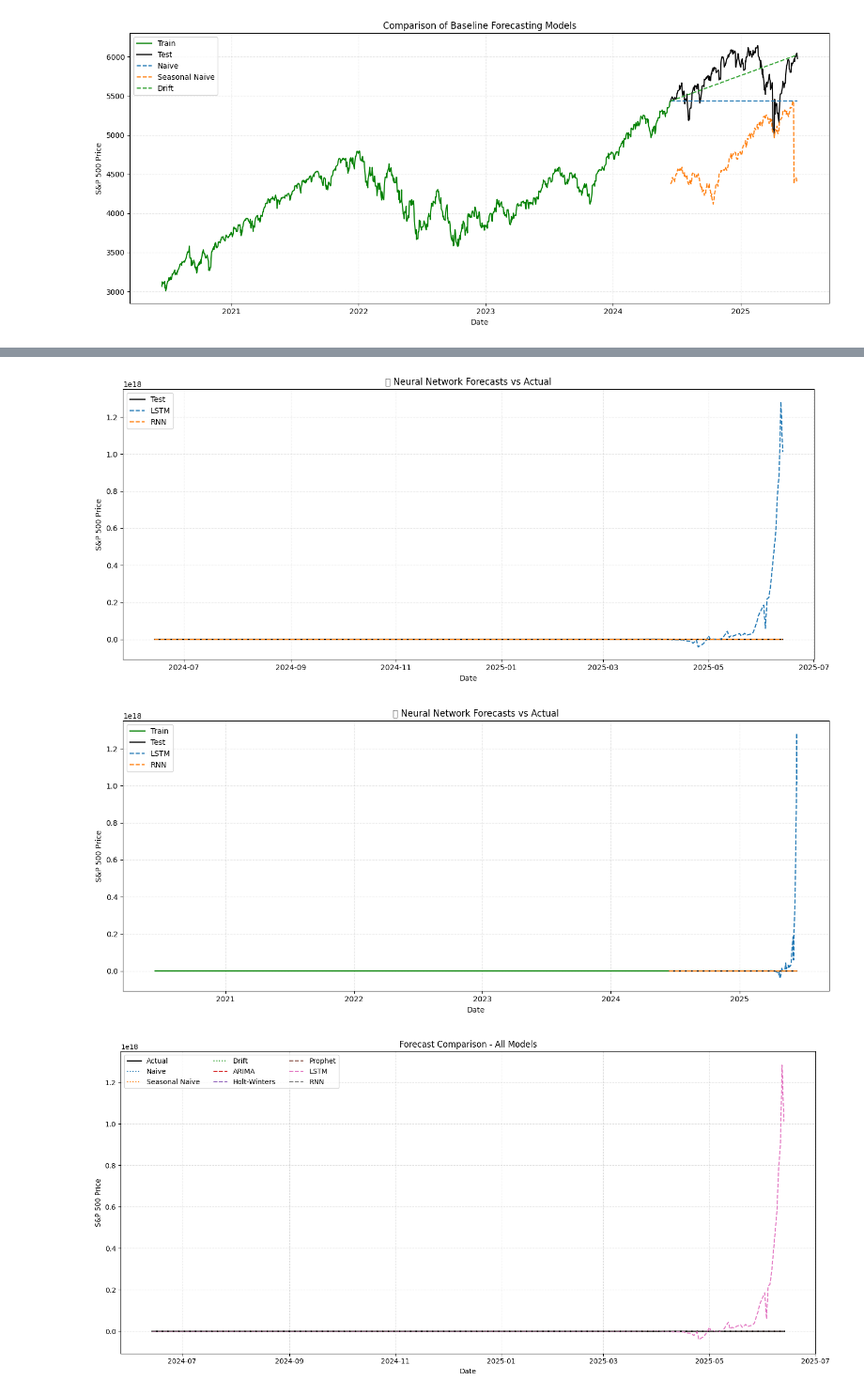
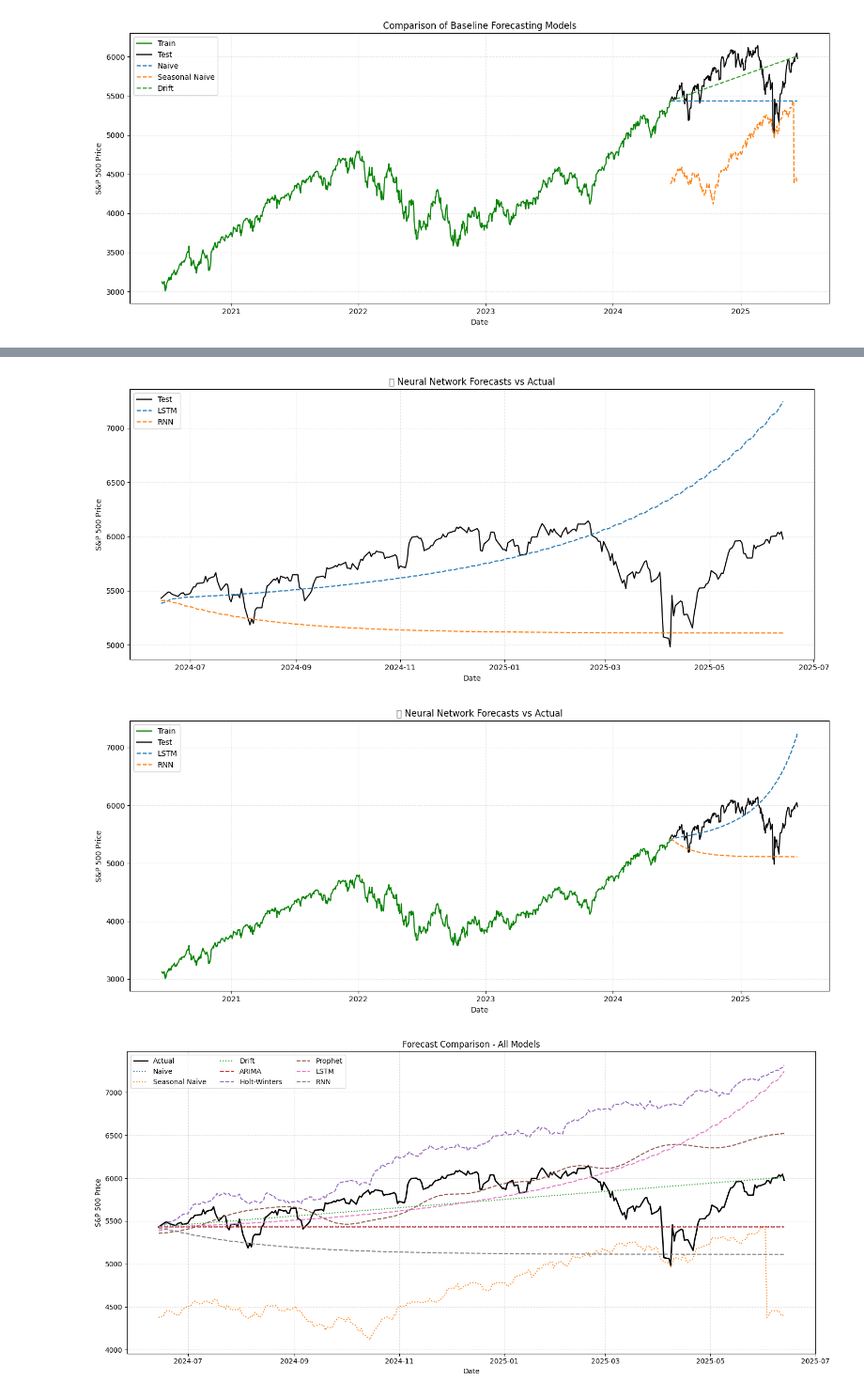
Before and after one commit to rhkraptor/FoEM, a Jupyter notebook: FoEM_Projekt.ipynb, the cells around one changed output, grey strips where cells are left out. Shown at 94% size. Drawn from its saved outputs; the diff is of its cells as text; code cells hidden in the pictures.

```diff
--- a/FoEM_Projekt.ipynb
+++ b/FoEM_Projekt.ipynb
@@ -931,7 +970,7 @@ plt.show()
 # %%
 plt.figure(figsize=(14, 6))
 plt.plot(ts_test_raw, label="Test", color="black")
-plt.plot(lstm_forecast_series, label="LSTM", linestyle='--')
+plt.plot(forecast_lstm_series, label="LSTM", linestyle='--')
 plt.plot(rnn_forecast_series, label="RNN", linestyle='--')
 plt.title("🧠 Neural Network Forecasts vs Actual")
 plt.xlabel("Date")
@@ -941,12 +980,12 @@ plt.grid(True, linestyle='--', alpha=0.3)
 plt.tight_layout()
 plt.show()
 # %% [output]
-[figure, old version]
+[figure, new version]
 # %%
 plt.figure(figsize=(14, 6))
 plt.plot(ts_train_raw, label="Train", color="green")
 plt.plot(ts_test_raw, label="Test", color="black")
-plt.plot(lstm_forecast_series, label="LSTM", linestyle='--')
+plt.plot(forecast_lstm_series, label="LSTM", linestyle='--')
 plt.plot(rnn_forecast_series, label="RNN", linestyle='--')
 plt.title("🧠 Neural Network Forecasts vs Actual")
 plt.xlabel("Date")
@@ -956,28 +995,28 @@ plt.grid(True, linestyle='--', alpha=0.3)
 plt.tight_layout()
 plt.show()
 # %% [output]
-[figure, old version]
+[figure, new version]
 # %%
 plt.figure(figsize=(15, 7))
 
 plt.plot(ts_test_raw, label="Actual", color="black", linewidth=2)
 plt.plot(naive_forecast, label="Naive", linestyle=':')
 plt.plot(seasonal_naive_forecast, label="Seasonal Naive", linestyle=':')
 plt.plot(drift_forecast, label="Drift", linestyle=':')
 plt.plot(forecast_arima, label="ARIMA", linestyle='--')
 plt.plot(forecast_hw, label="Holt-Winters", linestyle='--')
 plt.plot(forecast_prophet_series, label="Prophet", linestyle='--')
-plt.plot(lstm_forecast_series, label="LSTM", linestyle='--')
+plt.plot(forecast_lstm_series, label="LSTM", linestyle='--')
 plt.plot(rnn_forecast_series, label="RNN", linestyle='--')
 plt.title("Forecast Comparison - All Models")
 plt.xlabel("Date")
 plt.ylabel("S&P 500 Price")
 plt.legend(ncol=3)
 plt.grid(True, linestyle='--', alpha=0.4)
 plt.tight_layout()
 plt.show()
 # %% [output]
-[figure, old version]
+[figure, new version]
 # %%
 plt.figure(figsize=(15, 7))
 plt.plot(ts_train_raw, label="Train", color="green")
```
Also changed, not shown: parts of 19 cells of this notebook.
